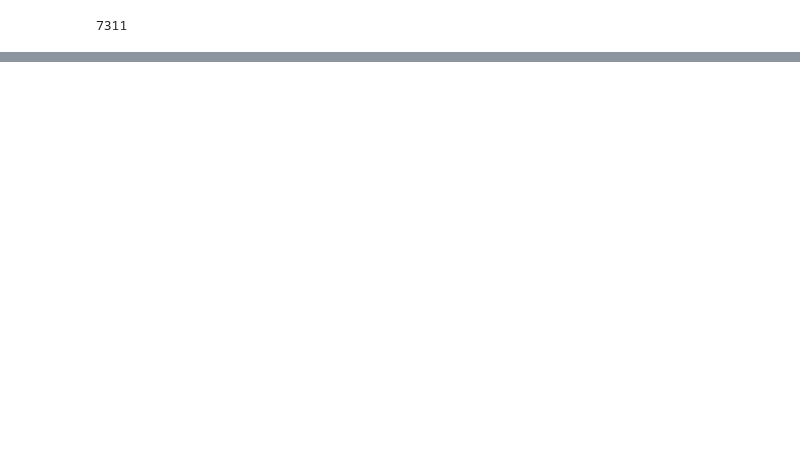
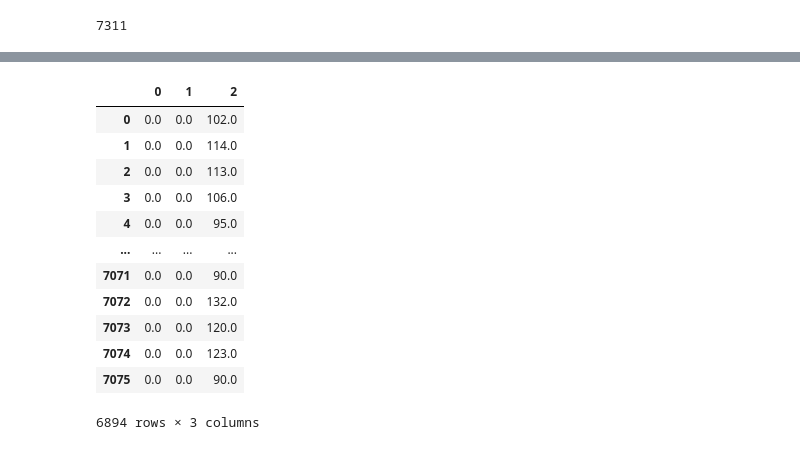
Before and after one commit to npantfoerder/movies-ETL, a Jupyter notebook: Transform.ipynb, the cells around one changed output, grey strips where cells are left out. Saved outputs shown, nothing was run; the diff lists cells and outputs as text; code cells hidden in the pictures; blank space fills up the shorter version.

```diff
--- a/Transform.ipynb
+++ b/Transform.ipynb
@@ -92,0 +301,4 @@ wiki_movies_df.sample()
+# %%
+wiki_movies_df['budget'] = budget.str.extract(f'({form_one}|{form_two})', flags=re.IGNORECASE)[0].apply(parse_dollars)
+wiki_movies_df.drop('Budget', axis=1, inplace=True)
+wiki_movies_df.sample()
@@ -92,0 +309,3 @@ wiki_movies_df.sample()
+# %%
+release_date = wiki_movies_df['Release date'].dropna().apply(lambda x: ' '.join(x) if type(x) == list else x)
+release_date
@@ -92,0 +330,4 @@ wiki_movies_df.sample()
+# %%
+wiki_movies_df['release_date'] = pd.to_datetime(release_date.str.extract(f'({date_form_one}|{date_form_two}|{date_form_three}|{date_form_four})', flags=re.IGNORECASE)[0], infer_datetime_format=True)
+# wiki_movies_df.drop('Release date', axis=1, inplace=True)
+wiki_movies_df.sample()
@@ -92,0 +338,3 @@ wiki_movies_df.sample()
+# %%
+running_time = wiki_movies_df['Running time'].dropna().apply(lambda x: ' '.join(x) if type(x) == list else x)
+running_time[running_time.str.contains(r'^\d*\s*m', flags=re.IGNORECASE) != True]
@@ -92,0 +360,17 @@ wiki_movies_df.sample()
+# %%
+running_time_extract = running_time.str.extract(r'(\d+)\s?ho?u?r?s?\s?(\d*)|(\d+)\s*m')
+running_time_extract = running_time_extract.apply(lambda col: pd.to_numeric(col, errors='coerce')).fillna(0)
+# %% [output]
+|  | 0 | 1 | 2 |
+| 0 | 0.0 | 0.0 | 102.0 |
+| 1 | 0.0 | 0.0 | 114.0 |
+| 2 | 0.0 | 0.0 | 113.0 |
+| 3 | 0.0 | 0.0 | 106.0 |
+| 4 | 0.0 | 0.0 | 95.0 |
+| ... | ... | ... | ... |
+| 7071 | 0.0 | 0.0 | 90.0 |
+| 7072 | 0.0 | 0.0 | 132.0 |
+| 7073 | 0.0 | 0.0 | 120.0 |
+| 7074 | 0.0 | 0.0 | 123.0 |
+| 7075 | 0.0 | 0.0 | 90.0 |
+6894 rows × 3 columns
```
Also changed, not shown: parts of 28 cells of this notebook.
